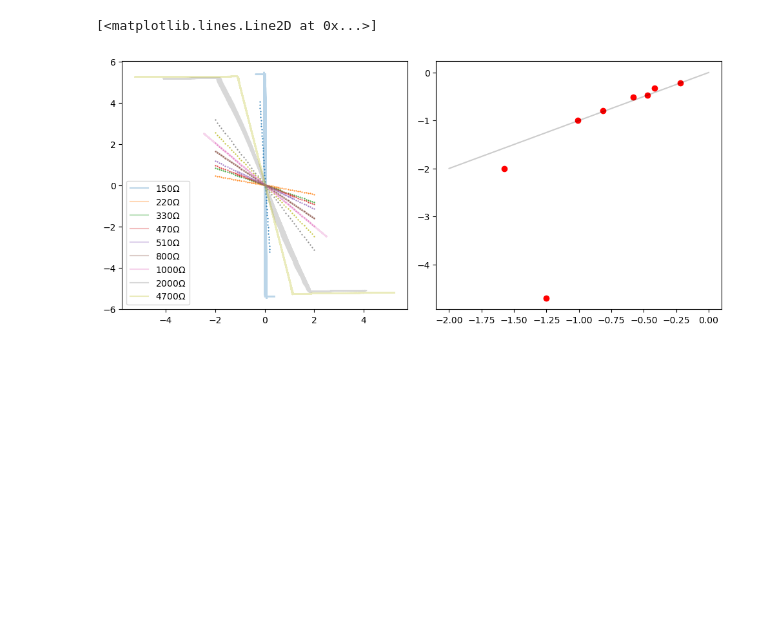
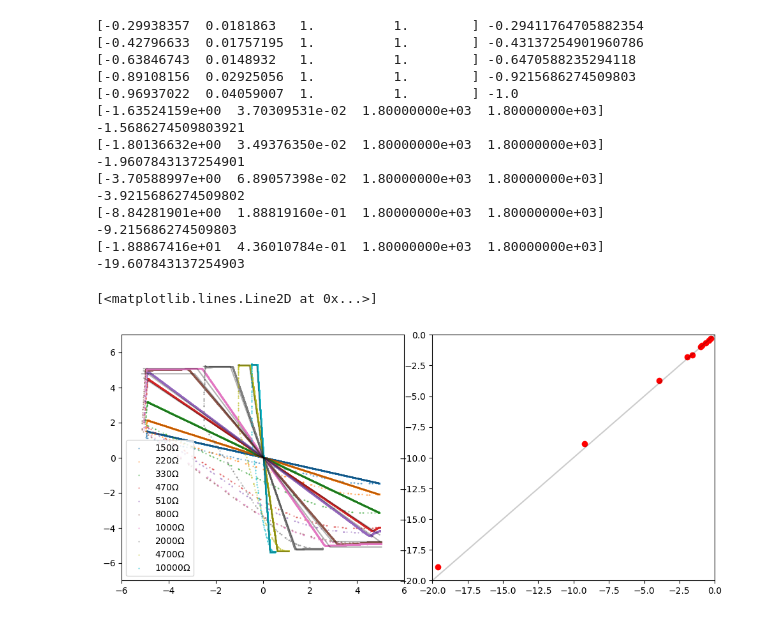
Before and after one commit to Chwanhee/Metrology, a Jupyter notebook: i-v_char_Chuad.ipynb, the cells around one changed output. Cells and saved outputs as stored; diff of their text form; code cells hidden in the pictures; blank space fills up the shorter version.

```diff
--- a/i-v_char_Chuad.ipynb
+++ b/i-v_char_Chuad.ipynb
@@ -163,45 +190,78 @@ fig.show()
 # %%
 # Data analysis (perform on already collected pkl.)
-
 from scipy.optimize import curve_fit
 
 def linear(x,a,b):
     return a*x+b
+
+def fit(x,a,b,reg1,reg2):
+    reg1,reg2 = int(reg1),int(reg2)
+    V1 = linear(x[reg1],a,b)
+    y1 = np.full(reg1,V1)
+    y2 = linear(x[reg1:-reg2],a,b)
+    V2 = linear(x[-reg2],a,b)
+    y3 = np.full(reg2,V2)
+    y = np.concatenate((y1,y2,y3))
+    return y
 
 ########## End of Function Defining ##########
 
 fig = plt.figure(figsize=(12,5))
 grid = gs.GridSpec(1,2,wspace=0.1)
 axs1 = plt.subplot(grid[0])
 axs2 = plt.subplot(grid[1])
 
 handle = open("inverting_amp.pkl", 'rb')
 data=pickle.load(handle)
 handle.close()
 
 R1 = data["R1"]
 Res2 = data["R2"]
+E_sat = 6
 
 m_values = []
 for R2 in Res2:
-    V_range = np.linspace(-2,2)
-    if R2 == 150:
-        V_range = np.linspace(-.2,.2)
-        # continue
+    t,Vin,Vout = data[R2]
 
-    t,Vin,Vout = data[R2]
-    axs1.plot(Vin,Vout,label=fr"{R2}$\Omega$",alpha=0.3)
+    # Sort time series by increasing Ch1 values.
+    indices = np.argsort(Vin)
+    Vin = Vin[indices]
+    Vout = Vout[indices]
 
-    popt,_ = curve_fit(linear,Vin,Vout,p0=[-R2/R1,25e-6])
-    axs1.scatter(V_range,linear(V_range,popt[0],popt[1]),s=0.3)
+    E_sat = 6
+    amp = -R2/R1
+    trial = [amp,25e-6,1,1]
+    if R2 >= 800:
+        trial = [amp,25e-6,1800,1800]
+    popt,_ = curve_fit(fit,Vin,Vout,p0=trial,maxfev = 10800)
+    axs1.plot(Vin,fit(Vin,*popt),color="black",alpha=0.3)
+    print(popt,amp)
+
+    axs1.scatter(Vin,Vout,label=fr"{R2}$\Omega$",s=0.3,alpha=0.6)
+
     m_values.append(popt[0])
 axs1.legend(loc="lower left")
+axs1.set_ylim(-7,7)
+axs1.set_xlim(-6,6)
 
 # axs2.scatter(Res2[1:],m_values[1:],color="black")
 m_theory = [-R2/R1 for R2 in Res2]
-axs2.scatter(m_values[1:],m_theory[1:],color="red")
-X = np.linspace(-2,0)
+axs2.scatter(m_theory,m_values,color="red")
+
+X = np.linspace(-30,10)
+axs2.set_ylim(-20,0)
+axs2.set_xlim(-20,0)
 axs2.plot(X,X,color="black",alpha=0.2)
 # %% [output]
-[<matplotlib.lines.Line2D at 0x...>]
+[-0.29938357  0.0181863   1.          1.        ] -0.29411764705882354
+[-0.42796633  0.01757195  1.          1.        ] -0.43137254901960786
+[-0.63846743  0.0148932   1.          1.        ] -0.6470588235294118
+[-0.89108156  0.02925056  1.          1.        ] -0.9215686274509803
+[-0.96937022  0.04059007  1.          1.        ] -1.0
+[-1.63524159e+00  3.70309531e-02  1.80000000e+03  1.80000000e+03] -1.5686274509803921
+[-1.80136632e+00  3.49376350e-02  1.80000000e+03  1.80000000e+03] -1.9607843137254901
+[-3.70588997e+00  6.89057398e-02  1.80000000e+03  1.80000000e+03] -3.9215686274509802
+[-8.84281901e+00  1.88819160e-01  1.80000000e+03  1.80000000e+03] -9.215686274509803
+[-1.88867416e+01  4.36010784e-01  1.80000000e+03  1.80000000e+03] -19.607843137254903
+[<matplotlib.lines.Line2D at 0x...>]
-[figure, old version]
+[figure, new version]
```
Also changed, not shown: parts of 3 cells of this notebook, 1 other file.
